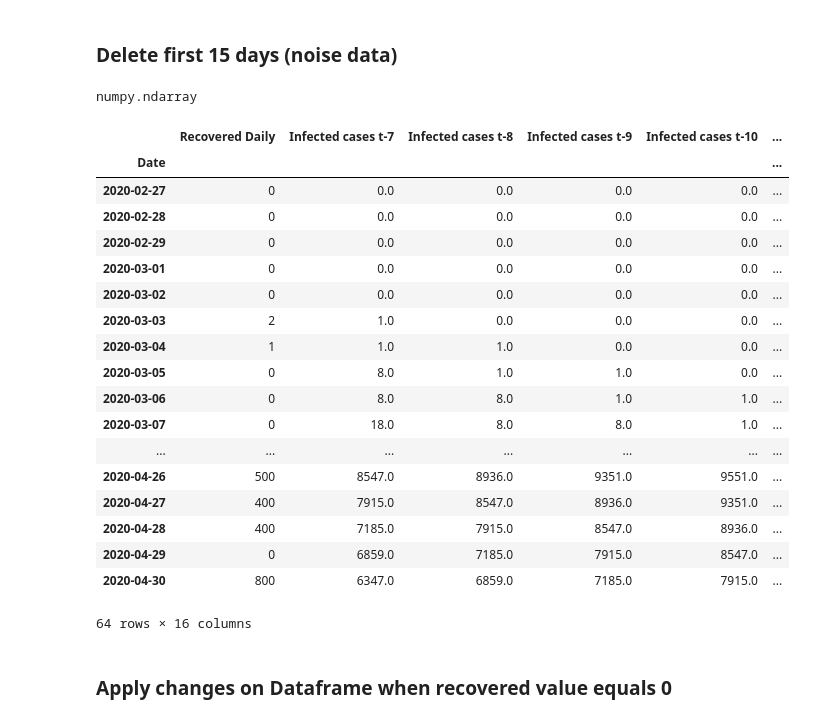
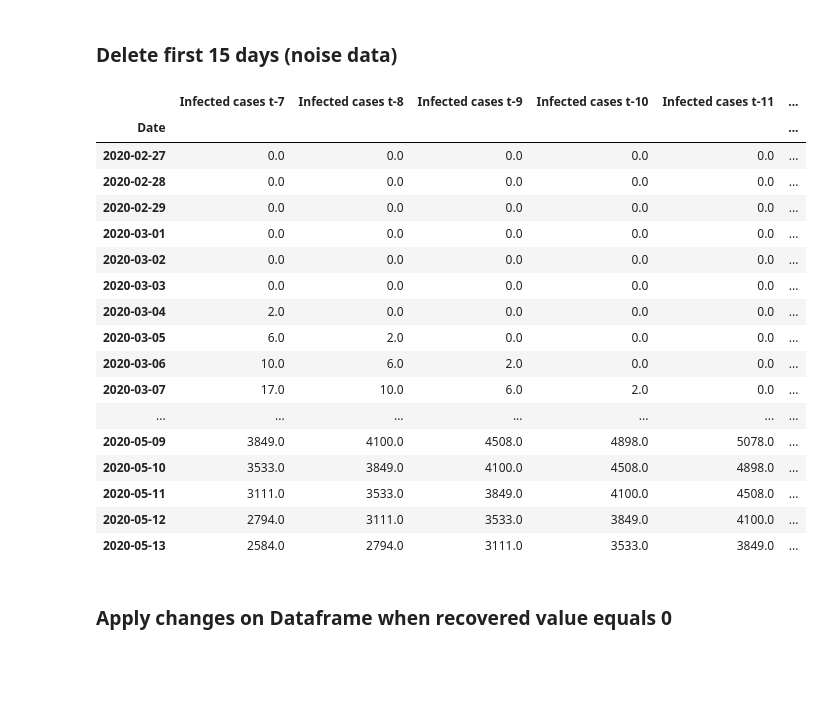
Before and after one commit to jeannechaverot/CovidForecasting, a Jupyter notebook: 0. Data Cleaning.ipynb, the cells around one changed output. Saved outputs shown, nothing was run; the diff lists cells and outputs as text; code cells hidden in the pictures; blank space fills up the shorter version.

```diff
--- a/0. Data Cleaning.ipynb
+++ b/0. Data Cleaning.ipynb
@@ -149,34 +233,31 @@ dataframe = dataframe.set_index('Date')
 # %%
 dataframe_new = dataframe.iloc[15:,:].copy()
 # %%
-y = dataframe_new['Recovered Daily']
-X = dataframe_new.iloc[:,1:]
+y_recovered = dataframe_new['Recovered Daily']
+y_deaths = dataframe_new['Deaths Daily']
+
+X = dataframe_new.iloc[:,2:]
-# %%
-type(X)
-# %% [output]
-numpy.ndarray
-# %%
-dataframe_new
-# %% [output]
-|  | Recovered Daily | Infected cases t-7 | Infected cases t-8 | Infected cases t-9 | Infected cases t-10 | ... |
-| Date |  |  |  |  |  | ... |
-| 2020-02-27 | 0 | 0.0 | 0.0 | 0.0 | 0.0 | ... |
-| 2020-02-28 | 0 | 0.0 | 0.0 | 0.0 | 0.0 | ... |
-| 2020-02-29 | 0 | 0.0 | 0.0 | 0.0 | 0.0 | ... |
-| 2020-03-01 | 0 | 0.0 | 0.0 | 0.0 | 0.0 | ... |
-| 2020-03-02 | 0 | 0.0 | 0.0 | 0.0 | 0.0 | ... |
-| 2020-03-03 | 2 | 1.0 | 0.0 | 0.0 | 0.0 | ... |
-| 2020-03-04 | 1 | 1.0 | 1.0 | 0.0 | 0.0 | ... |
-| 2020-03-05 | 0 | 8.0 | 1.0 | 1.0 | 0.0 | ... |
-| 2020-03-06 | 0 | 8.0 | 8.0 | 1.0 | 1.0 | ... |
-| 2020-03-07 | 0 | 18.0 | 8.0 | 8.0 | 1.0 | ... |
-| ... | ... | ... | ... | ... | ... | ... |
-| 2020-04-26 | 500 | 8547.0 | 8936.0 | 9351.0 | 9551.0 | ... |
-| 2020-04-27 | 400 | 7915.0 | 8547.0 | 8936.0 | 9351.0 | ... |
-| 2020-04-28 | 400 | 7185.0 | 7915.0 | 8547.0 | 8936.0 | ... |
-| 2020-04-29 | 0 | 6859.0 | 7185.0 | 7915.0 | 8547.0 | ... |
-| 2020-04-30 | 800 | 6347.0 | 6859.0 | 7185.0 | 7915.0 | ... |
-64 rows × 16 columns
+# %%
+X
+# %% [output]
+|  | Infected cases t-7 | Infected cases t-8 | Infected cases t-9 | Infected cases t-10 | Infected cases t-11 | ... |
+| Date |  |  |  |  |  | ... |
+| 2020-02-27 | 0.0 | 0.0 | 0.0 | 0.0 | 0.0 | ... |
+| 2020-02-28 | 0.0 | 0.0 | 0.0 | 0.0 | 0.0 | ... |
+| 2020-02-29 | 0.0 | 0.0 | 0.0 | 0.0 | 0.0 | ... |
+| 2020-03-01 | 0.0 | 0.0 | 0.0 | 0.0 | 0.0 | ... |
+| 2020-03-02 | 0.0 | 0.0 | 0.0 | 0.0 | 0.0 | ... |
+| 2020-03-03 | 0.0 | 0.0 | 0.0 | 0.0 | 0.0 | ... |
+| 2020-03-04 | 2.0 | 0.0 | 0.0 | 0.0 | 0.0 | ... |
+| 2020-03-05 | 6.0 | 2.0 | 0.0 | 0.0 | 0.0 | ... |
+| 2020-03-06 | 10.0 | 6.0 | 2.0 | 0.0 | 0.0 | ... |
+| 2020-03-07 | 17.0 | 10.0 | 6.0 | 2.0 | 0.0 | ... |
+| ... | ... | ... | ... | ... | ... | ... |
+| 2020-05-09 | 3849.0 | 4100.0 | 4508.0 | 4898.0 | 5078.0 | ... |
+| 2020-05-10 | 3533.0 | 3849.0 | 4100.0 | 4508.0 | 4898.0 | ... |
+| 2020-05-11 | 3111.0 | 3533.0 | 3849.0 | 4100.0 | 4508.0 | ... |
+| 2020-05-12 | 2794.0 | 3111.0 | 3533.0 | 3849.0 | 4100.0 | ... |
+| 2020-05-13 | 2584.0 | 2794.0 | 3111.0 | 3533.0 | 3849.0 | ... |
 # %% [markdown]
 ### Apply changes on Dataframe when recovered value equals 0
 # %%
```
Also changed, not shown: parts of 29 cells of this notebook.
